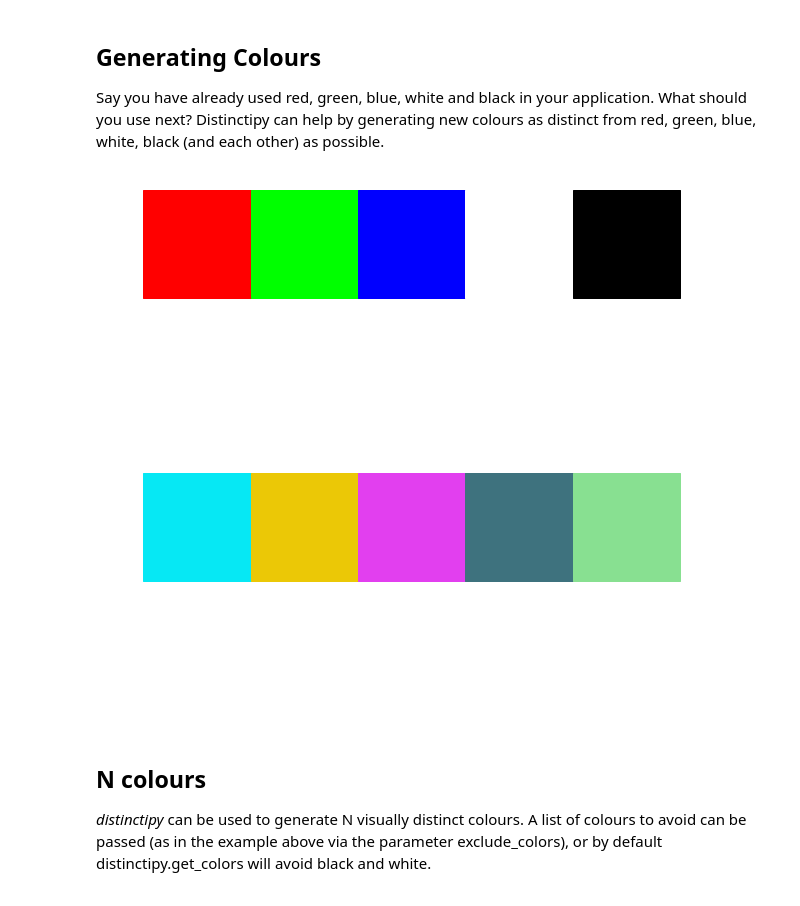
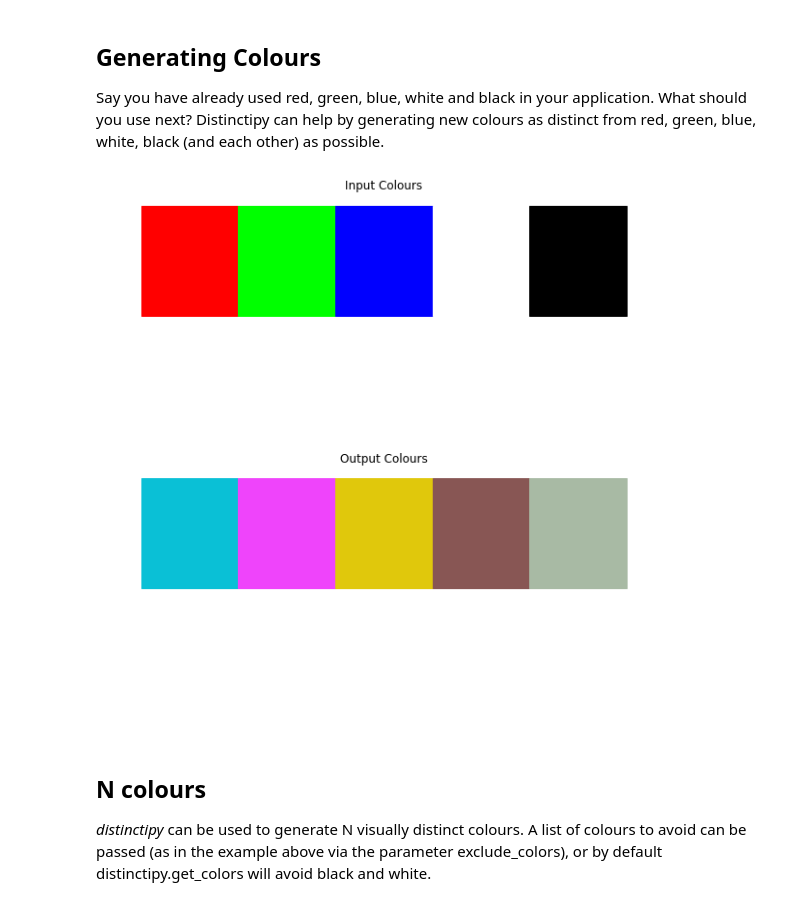
Before and after one commit to alan-turing-institute/distinctipy, a Jupyter notebook: examples.ipynb, the cells around one changed output. Cells and saved outputs as stored; diff of their text form; code cells hidden in the pictures.

```diff
--- a/examples.ipynb
+++ b/examples.ipynb
@@ -8,14 +10,20 @@ from distinctipy import examples
 
 Say you have already used red, green, blue, white and black in your application. What should you use next? Distinctipy can help by generating new colours as distinct from red, green, blue, white, black (and each other) as possible.
 # %%
-exclude_colors = [(1,0,0), (0,1,0), (0,0,1), (1,1,1), (0,0,0)]
-distinctipy.color_swatch(exclude_colors, one_row=True)
+input_colors = [(1,0,0), (0,1,0), (0,0,1), (1,1,1), (0,0,0)]
 
-colors = distinctipy.get_colors(5,exclude_colors)
-distinctipy.color_swatch(colors, one_row=True)
+output_colors = distinctipy.get_colors(5, input_colors)
+
+fig, axes = plt.subplots(2, 1, figsize=(8, 8))
+fig.tight_layout()
+
+distinctipy.color_swatch(input_colors, one_row=True,
+                         ax=axes[0], title='Input Colours')
+
+distinctipy.color_swatch(output_colors, one_row=True,
+                         ax=axes[1], title='Output Colours')
 # %% [output]
-[figure, old version]
+[figure, new version]
-[figure, removed]
 # %% [markdown]
 ## N colours
 
```
Also changed, not shown: parts of 7 cells of this notebook, 15 other files.
